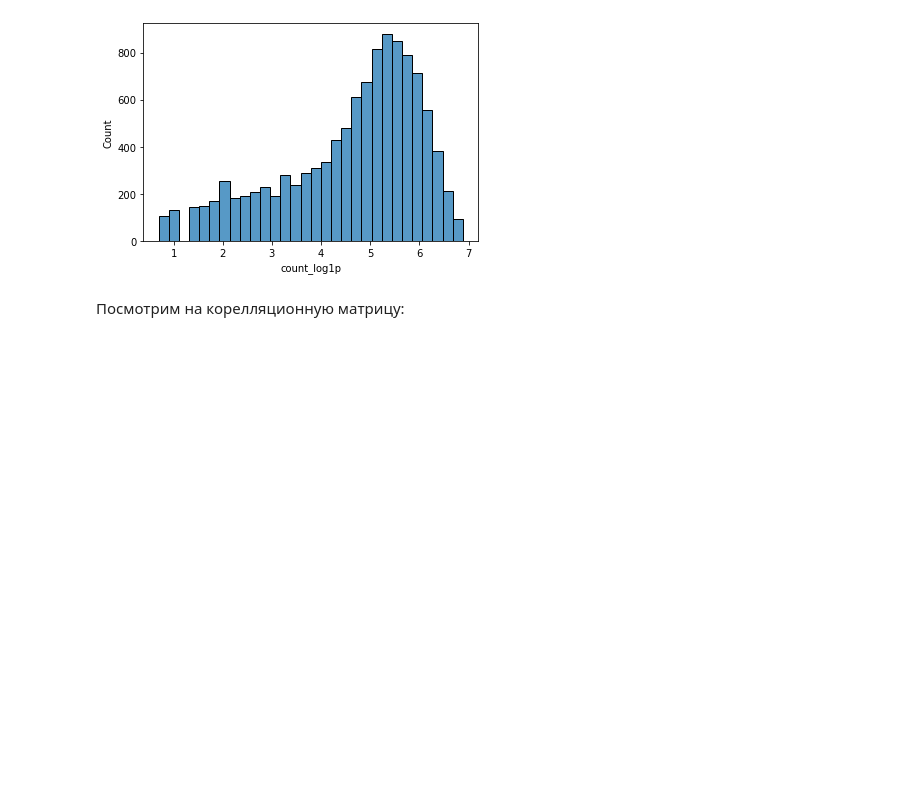
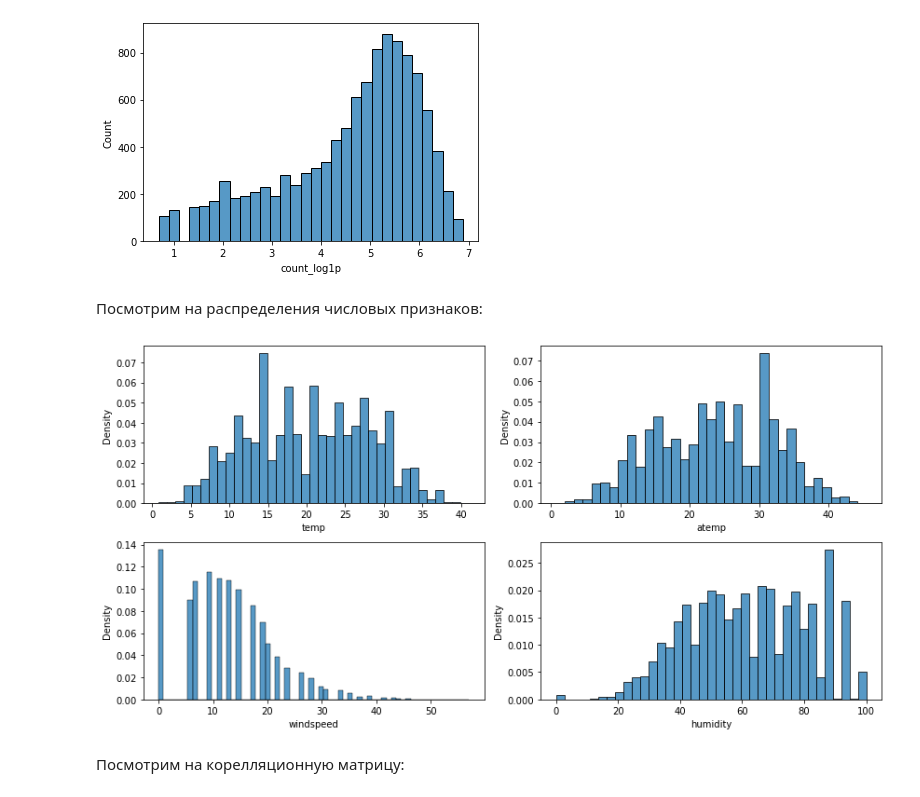
Before and after one commit to dmiku89/bike_sharing_pred, a Jupyter notebook: bike_sharing_eda.ipynb, the cells around one changed output. Cells and saved outputs as stored; diff of their text form; code cells hidden in the pictures; blank space fills up the shorter version.

```diff
--- a/bike_sharing_eda.ipynb
+++ b/bike_sharing_eda.ipynb
@@ -156,6 +156,22 @@ sns.histplot(df_train['count_log1p'], bins=30)
 # %% [output]
 <AxesSubplot:xlabel='count_log1p', ylabel='Count'>
 [figure]
+# %% [markdown]
+Посмотрим на распределения числовых признаков:
+# %%
+cols = ['temp', 'atemp', 'windspeed', 'humidity']
+
+n_cols = 2
+n_rows = int(np.ceil(len(cols)/n_cols))
+
+fig = plt.figure(figsize=(n_cols*6, n_rows*3))
+
+for ix, col in enumerate(cols):
+    ax = fig.add_subplot(n_rows, n_cols, ix+1)
+    sns.histplot(ax=ax, data=df_train, x=col, stat="density", common_norm=False)
+fig.tight_layout()
+# %% [output]
+[figure, added]
 # %% [markdown]
 Посмотрим на корелляционную матрицу:
 # %%
```
Also changed, not shown: 2 other files.
